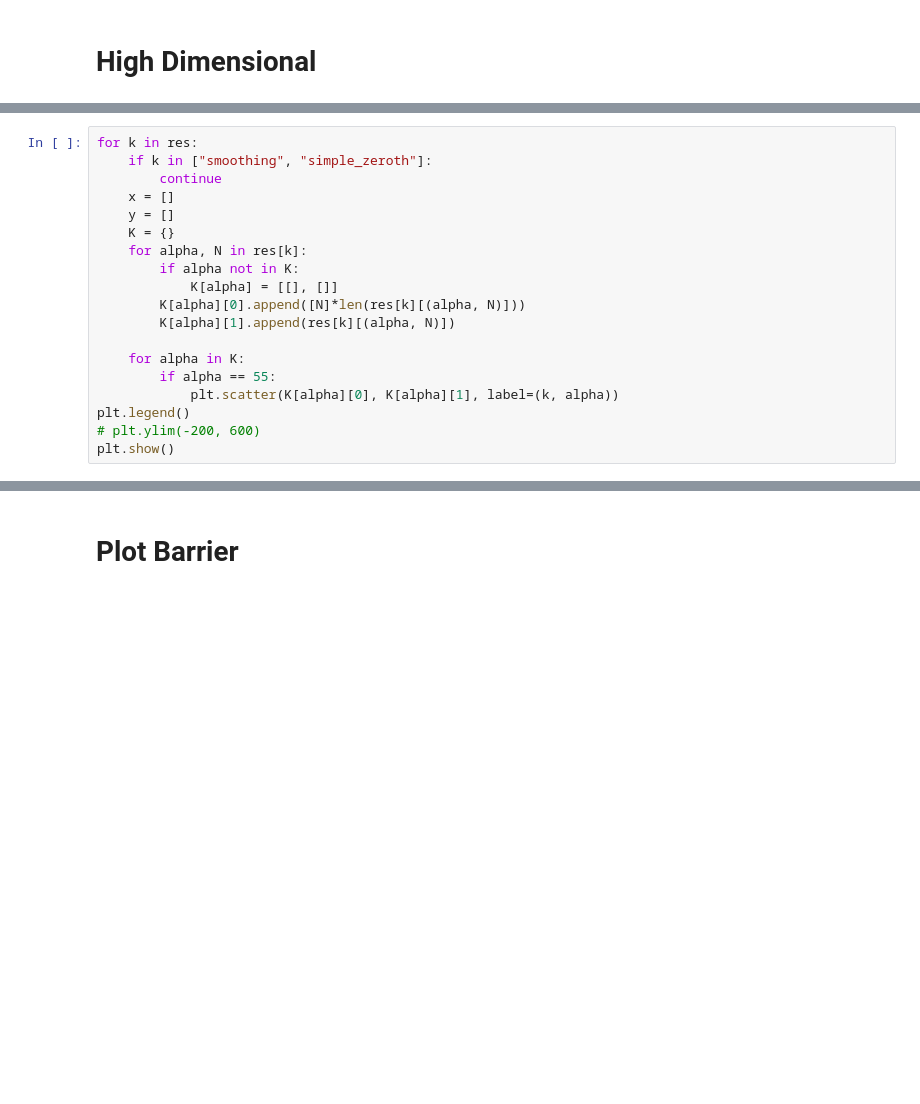
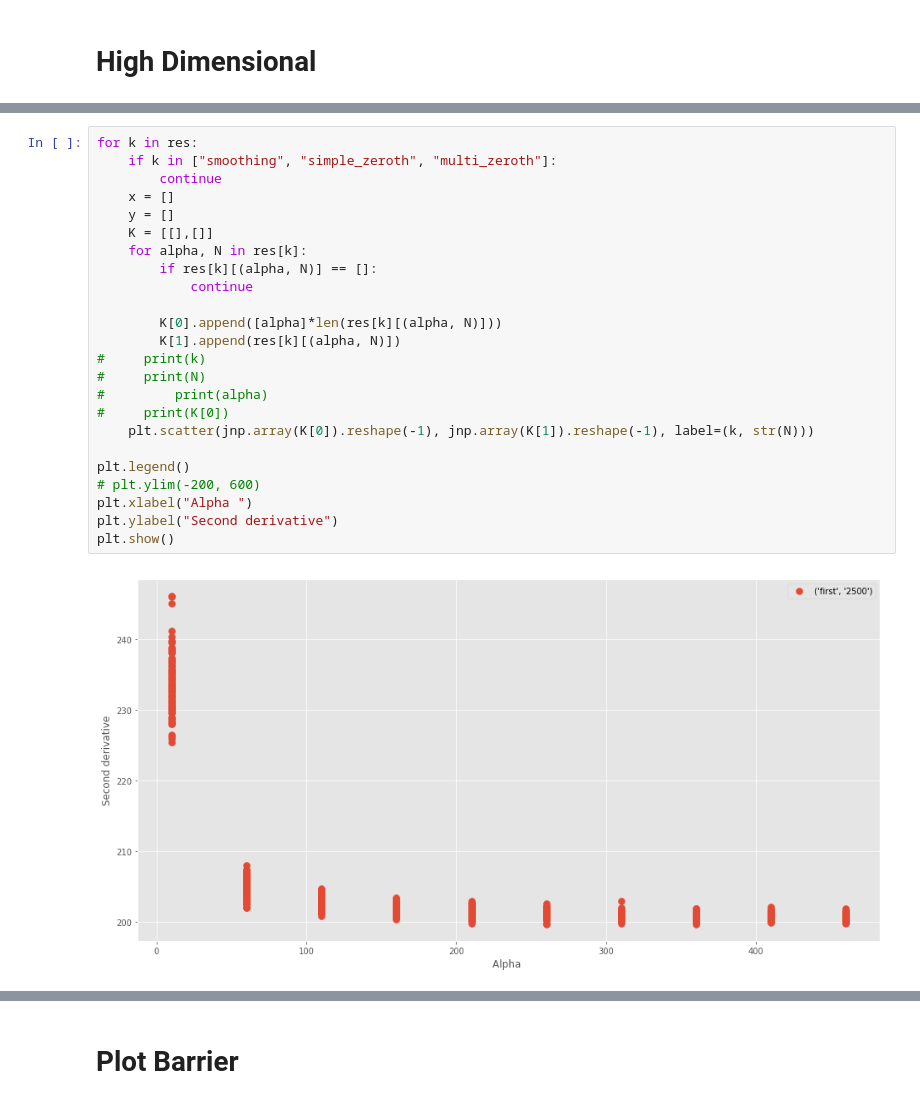
Before and after one commit to daniellengyel/new_adventure, a Jupyter notebook: notebooks/new_shift_est.ipynb, the cells around one changed output, grey strips where cells are left out. Drawn from its saved outputs; the diff is of its cells as text; blank space fills up the shorter version.

```diff
--- a/notebooks/new_shift_est.ipynb
+++ b/notebooks/new_shift_est.ipynb
@@ -285,19 +25,0 @@ plt.show()
-# %%
-for k in res:
-    if k in ["smoothing", "simple_zeroth"]:
-        continue
-    x = []
-    y = []
-    K = {}
-    for alpha, N in res[k]:
-        if alpha not in K:
-            K[alpha] = [[], []]
-        K[alpha][0].append([N]*len(res[k][(alpha, N)]))
-        K[alpha][1].append(res[k][(alpha, N)])
-
-    for alpha in K:
-        if alpha == 55:
-            plt.scatter(K[alpha][0], K[alpha][1], label=(k, alpha))
-plt.legend()
-# plt.ylim(-200, 600)
-plt.show()
@@ -642,0 +89,26 @@ np.linalg.norm(est_inv_hess - true_inv_hess)/np.linalg.norm(true_inv_hess)
+# %%
+for k in res:
+    if k in ["smoothing", "simple_zeroth", "multi_zeroth"]:
+        continue
+    x = []
+    y = []
+    K = [[],[]]
+    for alpha, N in res[k]:
+        if res[k][(alpha, N)] == []:
+            continue
+
+        K[0].append([alpha]*len(res[k][(alpha, N)]))
+        K[1].append(res[k][(alpha, N)])
+#     print(k)
+#     print(N)
+#         print(alpha)
+#     print(K[0])
+    plt.scatter(jnp.array(K[0]).reshape(-1), jnp.array(K[1]).reshape(-1), label=(k, str(N)))
+
+plt.legend()
+# plt.ylim(-200, 600)
+plt.xlabel("Alpha ")
+plt.ylabel("Second derivative")
+plt.show()
+# %% [output]
+[figure, added]
```
Also changed, not shown: parts of 63 cells of this notebook, 7 other files.
